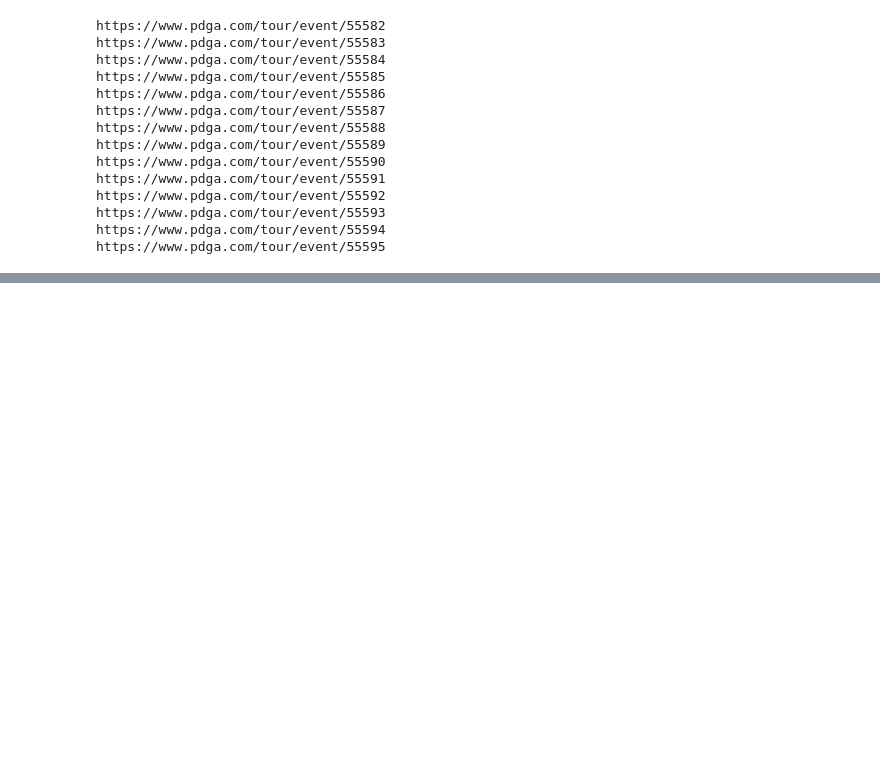
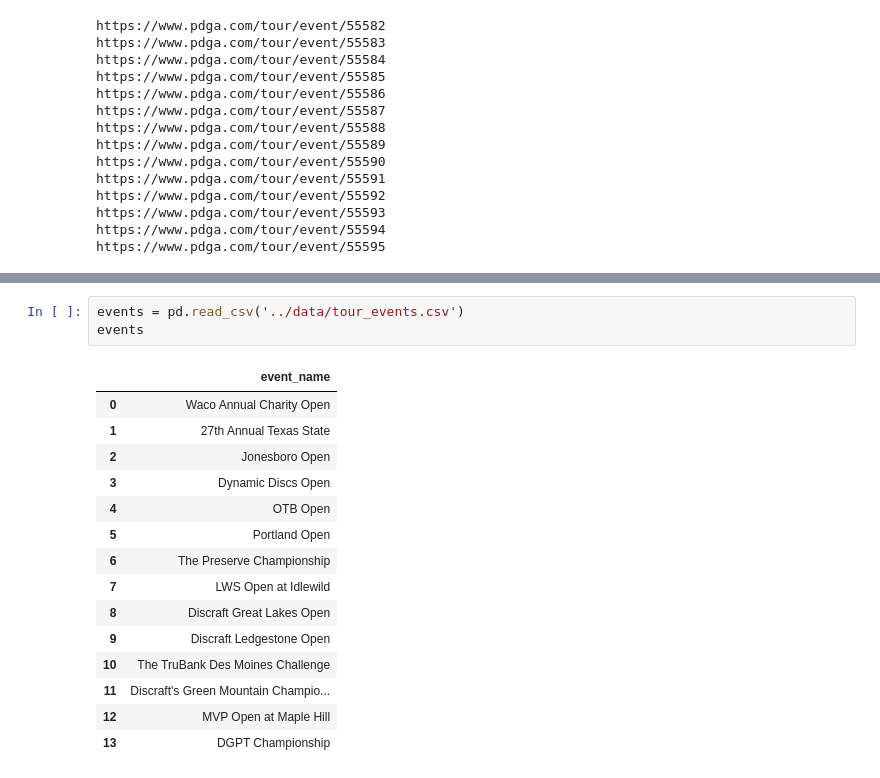
Before and after one commit to jamorgan8/disc-golf-analysis, a Jupyter notebook: notebooks/2022_tourney_results_scrape.ipynb, the cells around one changed output, grey strips where cells are left out. Saved outputs shown, nothing was run; the diff lists cells and outputs as text; blank space fills up the shorter version.

Commit message:
agreggating data

```diff
--- a/notebooks/2022_tourney_results_scrape.ipynb
+++ b/notebooks/2022_tourney_results_scrape.ipynb
@@ -67,0 +91,19 @@ while event != 55596 :
+# %%
+events = pd.read_csv('../data/tour_events.csv')
+events
+# %% [output]
+|  | event_name |
+| 0 | Waco Annual Charity Open |
+| 1 | 27th Annual Texas State |
+| 2 | Jonesboro Open |
+| 3 | Dynamic Discs Open |
+| 4 | OTB Open |
+| 5 | Portland Open |
+| 6 | The Preserve Championship |
+| 7 | LWS Open at Idlewild |
+| 8 | Discraft Great Lakes Open |
+| 9 | Discraft Ledgestone Open |
+| 10 | The TruBank Des Moines Challenge |
+| 11 | Discraft's Green Mountain Champio... |
+| 12 | MVP Open at Maple Hill |
+| 13 | DGPT Championship |
```
Also changed, not shown: parts of 6 cells of this notebook, 1 other file.
